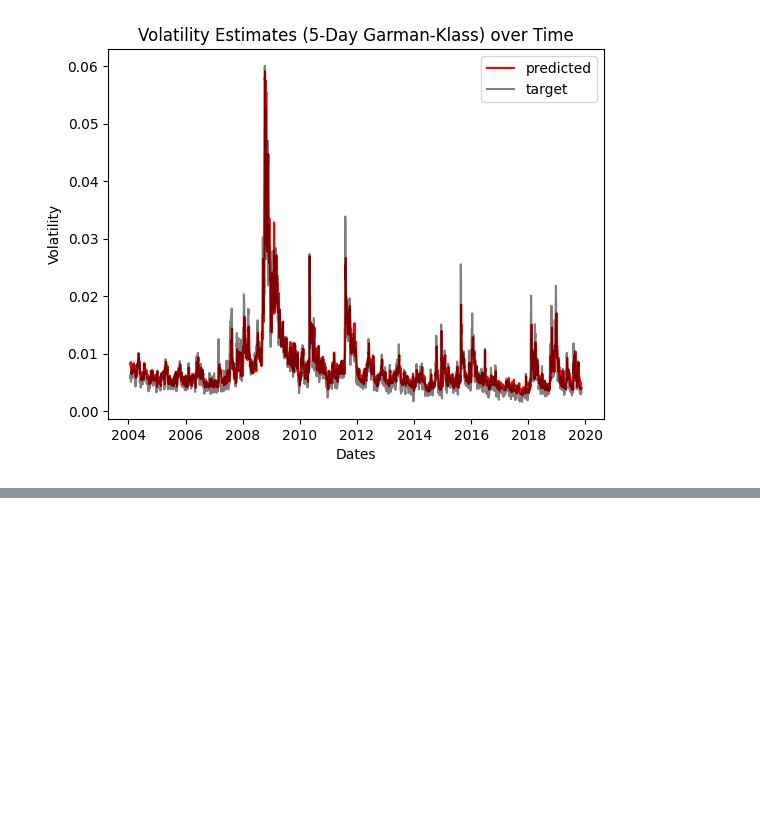
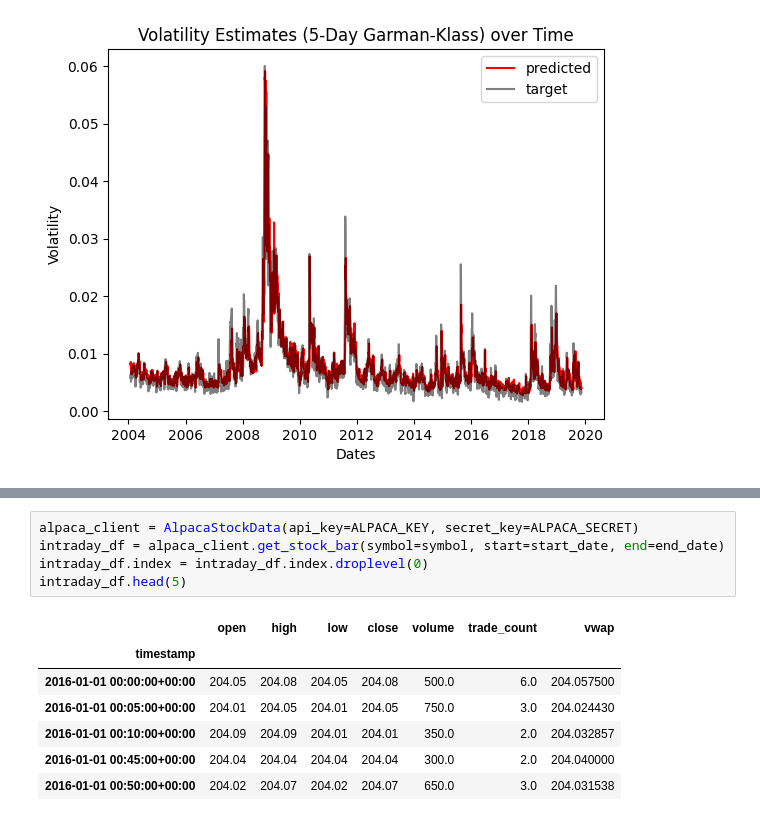
Before and after one commit to finnlimjc/Regime-Classification, a Jupyter notebook: notebooks/realized_volatility.ipynb, the cells around one changed output, grey strips where cells are left out. Drawn from its saved outputs; the diff is of its cells as text; blank space fills up the shorter version.

```diff
--- a/notebooks/realized_volatility.ipynb
+++ b/notebooks/realized_volatility.ipynb
@@ -418,0 +504,13 @@ plt.show()
+# %%
+alpaca_client = AlpacaStockData(api_key=ALPACA_KEY, secret_key=ALPACA_SECRET)
+intraday_df = alpaca_client.get_stock_bar(symbol=symbol, start=start_date, end=end_date)
+intraday_df.index = intraday_df.index.droplevel(0)
+intraday_df.head(5)
+# %% [output]
+|  | open | high | low | close | volume | trade_count | vwap |
+| timestamp |  |  |  |  |  |  |  |
+| 2016-01-01 00:00:00+00:00 | 204.05 | 204.08 | 204.05 | 204.08 | 500.0 | 6.0 | 204.057500 |
+| 2016-01-01 00:05:00+00:00 | 204.01 | 204.05 | 204.01 | 204.05 | 750.0 | 3.0 | 204.024430 |
+| 2016-01-01 00:10:00+00:00 | 204.09 | 204.09 | 204.01 | 204.01 | 350.0 | 2.0 | 204.032857 |
+| 2016-01-01 00:45:00+00:00 | 204.04 | 204.04 | 204.04 | 204.04 | 300.0 | 2.0 | 204.040000 |
+| 2016-01-01 00:50:00+00:00 | 204.02 | 204.07 | 204.02 | 204.07 | 650.0 | 3.0 | 204.031538 |
```
Also changed, not shown: parts of 19 cells of this notebook, 5 other files.
